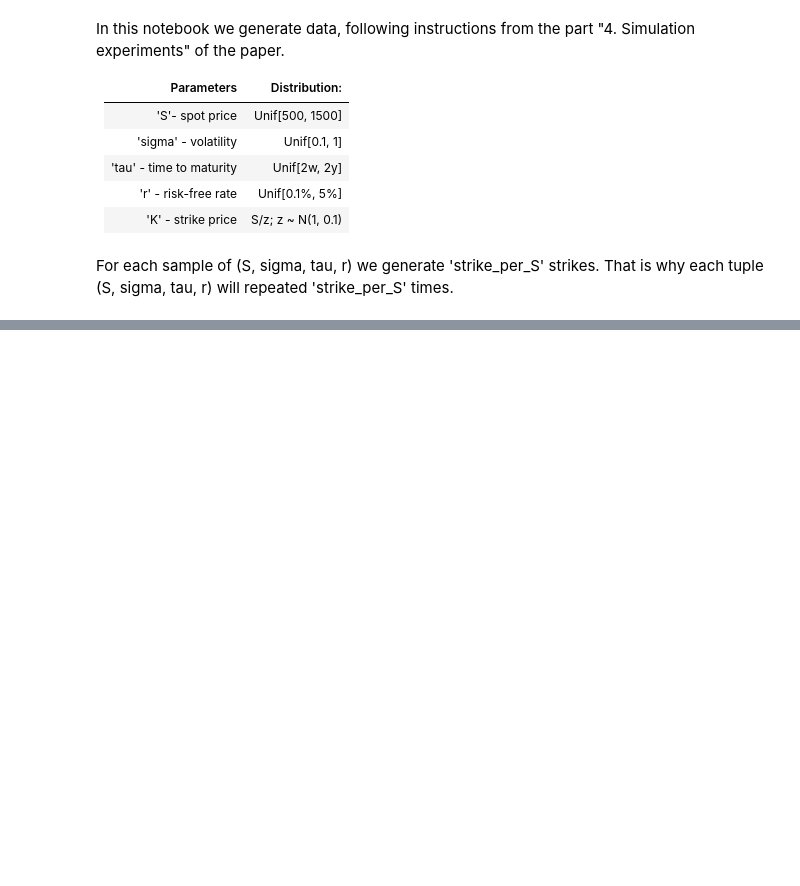
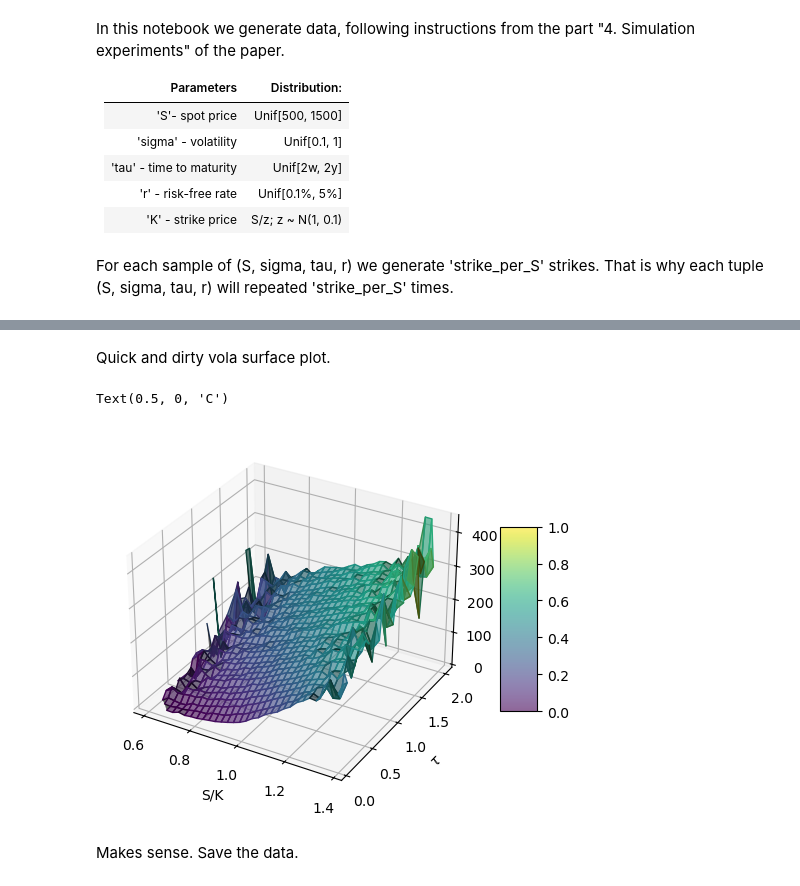
Before and after one commit to zivmi/conformal-op, a Jupyter notebook: notebooks/1.0-mz-simulate-data.ipynb, the cells around one changed output, grey strips where cells are left out. Drawn from its saved outputs; the diff is of its cells as text; code cells hidden in the pictures; blank space fills up the shorter version.

```diff
--- a/notebooks/1.0-mz-simulate-data.ipynb
+++ b/notebooks/1.0-mz-simulate-data.ipynb
@@ -126,0 +134,16 @@ data.loc[data['sample_id'] == 5]
+# %%
+def d1(S, K, r, sigma, tau):
+    return (np.log(S / K) + (r + sigma**2 / 2) * tau) / (sigma * np.sqrt(tau))
+
+def d2(S, K, r, sigma, tau):
+    return d1(S, K, r, sigma, tau) - sigma * np.sqrt(tau)
+
+def black_scholes_price(S, K, r, sigma, tau, option_type="call"):
+    D1 = d1(S, K, r, sigma, tau)
+    D2 = d2(S, K, r, sigma, tau)
+    if option_type == "call":
+        return S * norm.cdf(D1) - K * np.exp(-r * tau) * norm.cdf(D2)
+    elif option_type == "put":
+        return K * np.exp(-r * tau) * norm.cdf(-D2) - S * norm.cdf(-D1)
+# %%
+data['C'] = black_scholes_price(data['S'], data['K'], data['r'], data['sigma'], data['tau'], option_type="call")
@@ -127,3 +160,46 @@ data.loc[data['sample_id'] == 5]
+# %% [markdown]
+Quick and dirty vola surface plot.
+# %%
+from scipy.interpolate import griddata
+
+# Take only a subset of datapoints with r being in between 0.03 and 0.04, and sigma in between 0.2 and 0.3
+subset = data[(data['r'] >= 0.03) & (data['r'] <= 0.04) & (data['sigma'] >= 0.4) & (data['sigma'] <= 0.6)]
+
+# Create a grid to interpolate the surface
+S_K_range = np.linspace((subset['S']/subset['K']).min(), (subset['S']/subset['K']).max(), 30)
+tau_range = np.linspace(subset['tau'].min(), subset['tau'].max(), 30)
+S_K_grid, tau_grid = np.meshgrid(S_K_range, tau_range)
+
+# Average the z axis (data['C']) on a grid
+C_grid = np.zeros_like(S_K_grid)
+for i in range(S_K_grid.shape[0]):
+    for j in range(S_K_grid.shape[1]):
+        mask = (
+            (data['S']/data['K'] >= S_K_range[j] - (S_K_range[1] - S_K_range[0])/2) &
+            (data['S']/data['K'] < S_K_range[j] + (S_K_range[1] - S_K_range[0])/2) &
+            (data['tau'] >= tau_range[i] - (tau_range[1] - tau_range[0])/2) &
+            (data['tau'] < tau_range[i] + (tau_range[1] - tau_range[0])/2)
+        )
+        if np.any(mask):
+            C_grid[i, j] = data.loc[mask, 'C'].mean()
+        else:
+            C_grid[i, j] = np.nan
+
+# Plot the surface
+fig = plt.figure()
+ax = fig.add_subplot(111, projection='3d')
+surf = ax.plot_surface(S_K_grid, tau_grid, C_grid, facecolors=plt.cm.viridis(C_grid / np.nanmax(C_grid)), alpha=0.6)
+fig.colorbar(surf, ax=ax, shrink=0.5, aspect=5)
+
+# Label the axes
+ax.set_xlabel('S/K')
+ax.set_ylabel(r'$\tau$')
+ax.set_zlabel('C')
+# %% [output]
+Text(0.5, 0, 'C')
+[figure, added]
+# %% [markdown]
+Makes sense. Save the data.
 # %%
 # save the data
 data.to_csv('../data/simulated/simulation_1.csv', index=False)
```
Also changed, not shown: parts of 9 cells of this notebook, 2 other files.
